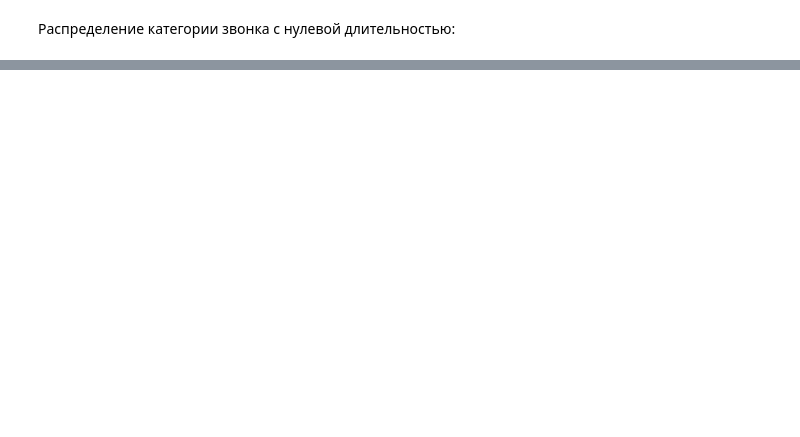
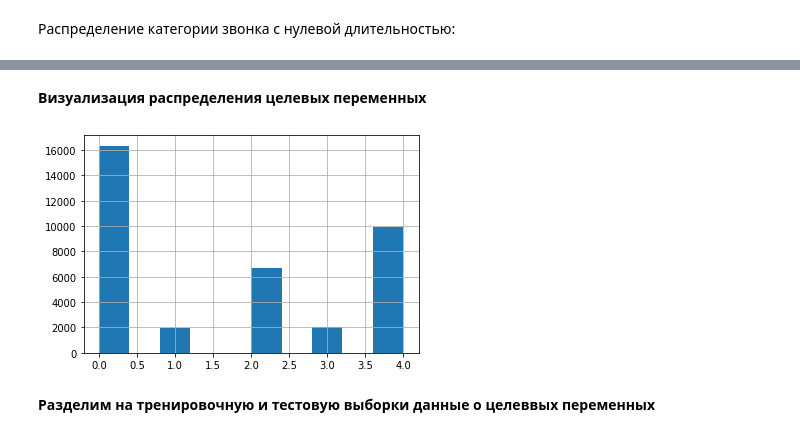
Before and after one commit to mikhailmartin/BestHack2022-DataScience, a Jupyter notebook: Beeline.ipynb, the cells around one changed output, grey strips where cells are left out. Drawn from its saved outputs; the diff is of its cells as text; code cells hidden in the pictures; blank space fills up the shorter version.

```diff
--- a/Beeline.ipynb
+++ b/Beeline.ipynb
@@ -232,0 +278,9 @@ for i in range(len(date)):
+# %% [markdown]
+**Визуализация распределения целевых переменных**
+# %%
+h = samples['target'].hist()
+fig = h.get_figure()
+# %% [output]
+[figure, added]
+# %% [markdown]
+**Разделим на тренировочную и тестовую выборки данные о целеввых переменных**
```
Also changed, not shown: parts of 31 cells of this notebook.
